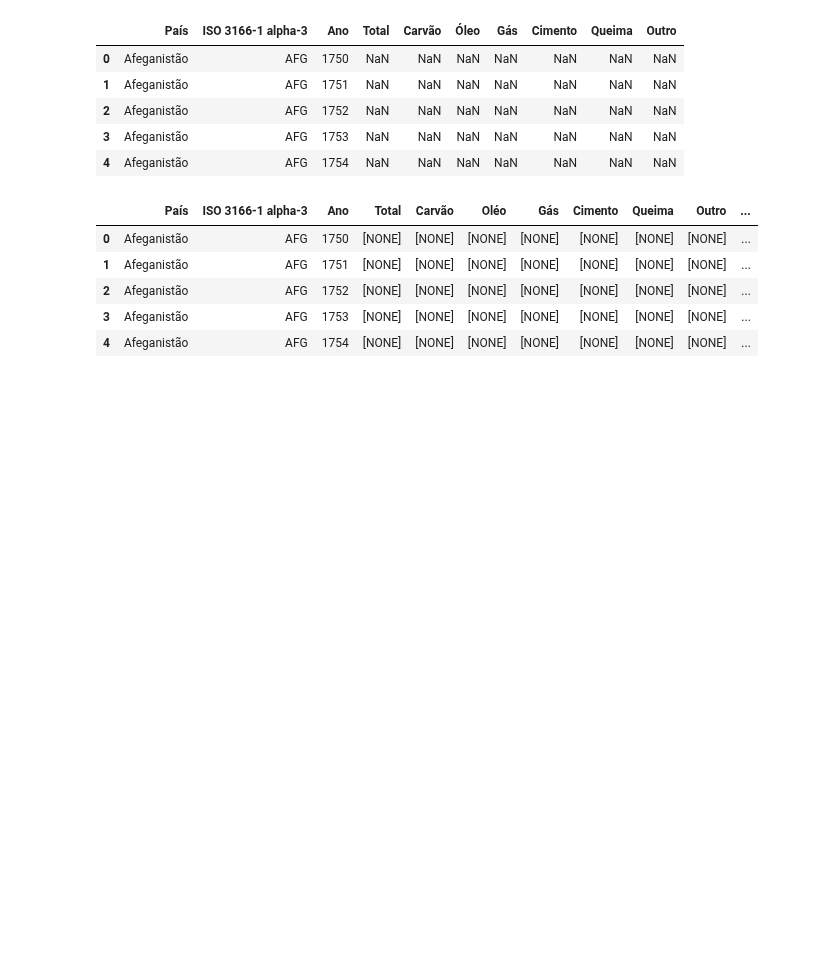
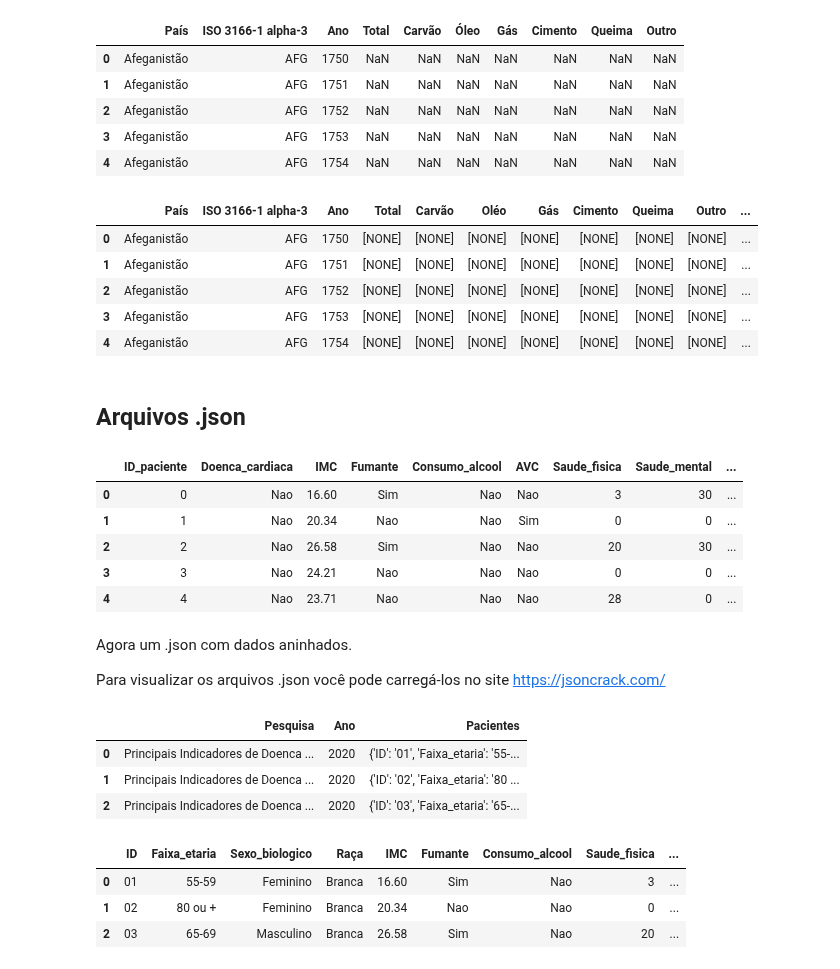
Before and after one commit to rafaelreisramos/oracle-one, a Jupyter notebook: pandas-io-trabalhando-diferentes-formatos-arquivos/pandas_io.ipynb, the cells around one changed output. Saved outputs shown, nothing was run; the diff lists cells and outputs as text; code cells hidden in the pictures; blank space fills up the shorter version.

Commit message:
Manipulando arquivos JSON

```diff
--- a/pandas-io-trabalhando-diferentes-formatos-arquivos/pandas_io.ipynb
+++ b/pandas-io-trabalhando-diferentes-formatos-arquivos/pandas_io.ipynb
@@ -217,3 +217,5 @@ dados_fontes.head()
 | 2 | Afeganistão | AFG | 1752 | [NONE] | [NONE] | [NONE] | [NONE] | [NONE] | [NONE] | [NONE] | ... |
 | 3 | Afeganistão | AFG | 1753 | [NONE] | [NONE] | [NONE] | [NONE] | [NONE] | [NONE] | [NONE] | ... |
 | 4 | Afeganistão | AFG | 1754 | [NONE] | [NONE] | [NONE] | [NONE] | [NONE] | [NONE] | [NONE] | ... |
+# %% [markdown]
+## Arquivos .json
@@ -219,0 +224,16 @@ dados_fontes.head()
+# %%
+url_1 = 'https://raw.githubusercontent.com/alura-cursos/Pandas/refs/heads/main/pacientes.json'
+# %%
+dados_pacientes = pd.read_json(url_1)
+dados_pacientes.head()
+# %% [output]
+|  | ID_paciente | Doenca_cardiaca | IMC | Fumante | Consumo_alcool | AVC | Saude_fisica | Saude_mental | ... |
+| 0 | 0 | Nao | 16.60 | Sim | Nao | Nao | 3 | 30 | ... |
+| 1 | 1 | Nao | 20.34 | Nao | Nao | Sim | 0 | 0 | ... |
+| 2 | 2 | Nao | 26.58 | Sim | Nao | Nao | 20 | 30 | ... |
+| 3 | 3 | Nao | 24.21 | Nao | Nao | Nao | 0 | 0 | ... |
+| 4 | 4 | Nao | 23.71 | Nao | Nao | Nao | 28 | 0 | ... |
+# %% [markdown]
+Agora um .json com dados aninhados.
+
+Para visualizar os arquivos .json você pode carregá-los no site https://jsoncrack.com/
@@ -219,0 +242,16 @@ dados_fontes.head()
+# %%
+dados_pacientes_2 = pd.read_json(url_2)
+dados_pacientes_2.head()
+# %% [output]
+|  | Pesquisa | Ano | Pacientes |
+| 0 | Principais Indicadores de Doenca ... | 2020 | {'ID': '01', 'Faixa_etaria': '55-... |
+| 1 | Principais Indicadores de Doenca ... | 2020 | {'ID': '02', 'Faixa_etaria': '80 ... |
+| 2 | Principais Indicadores de Doenca ... | 2020 | {'ID': '03', 'Faixa_etaria': '65-... |
+# %%
+dados_pacientes_normalizados = pd.json_normalize(dados_pacientes_2['Pacientes'])
+dados_pacientes_normalizados.head()
+# %% [output]
+|  | ID | Faixa_etaria | Sexo_biologico | Raça | IMC | Fumante | Consumo_alcool | Saude_fisica | ... |
+| 0 | 01 | 55-59 | Feminino | Branca | 16.60 | Sim | Nao | 3 | ... |
+| 1 | 02 | 80 ou + | Feminino | Branca | 20.34 | Nao | Nao | 0 | ... |
+| 2 | 03 | 65-69 | Masculino | Branca | 26.58 | Sim | Nao | 20 | ... |
```
Also changed, not shown: parts of 6 cells of this notebook.
